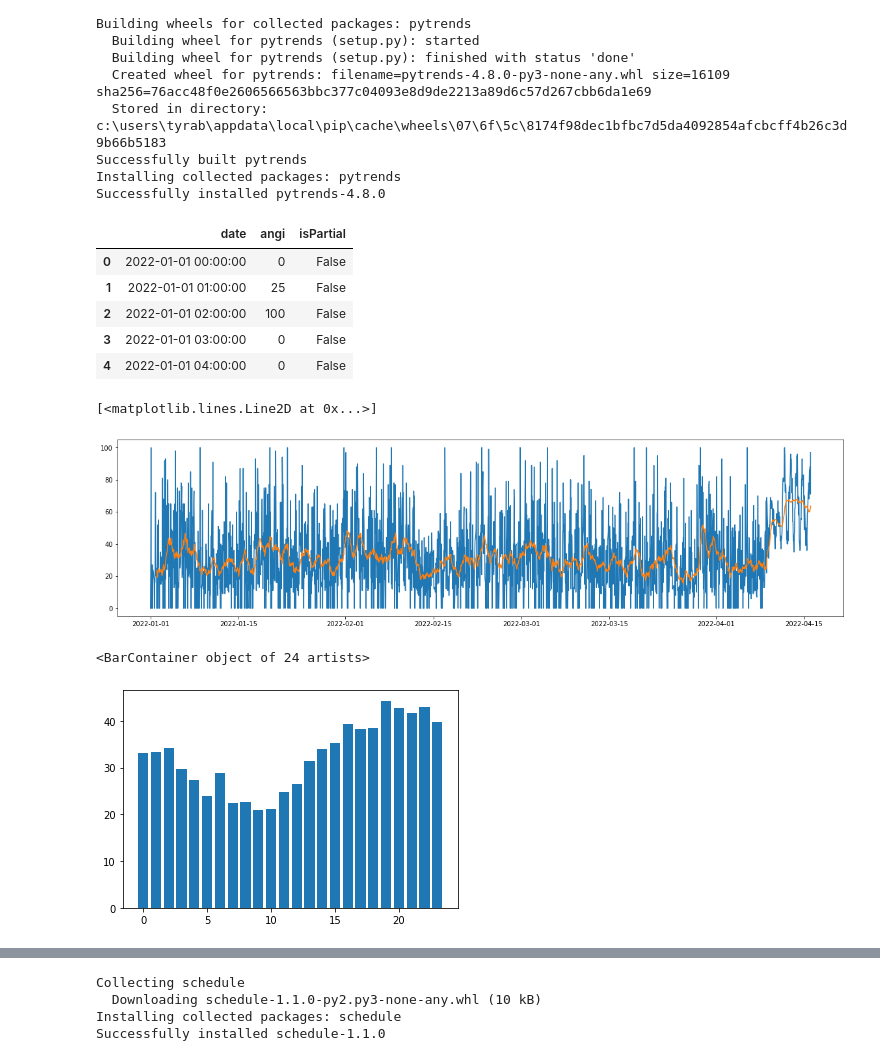
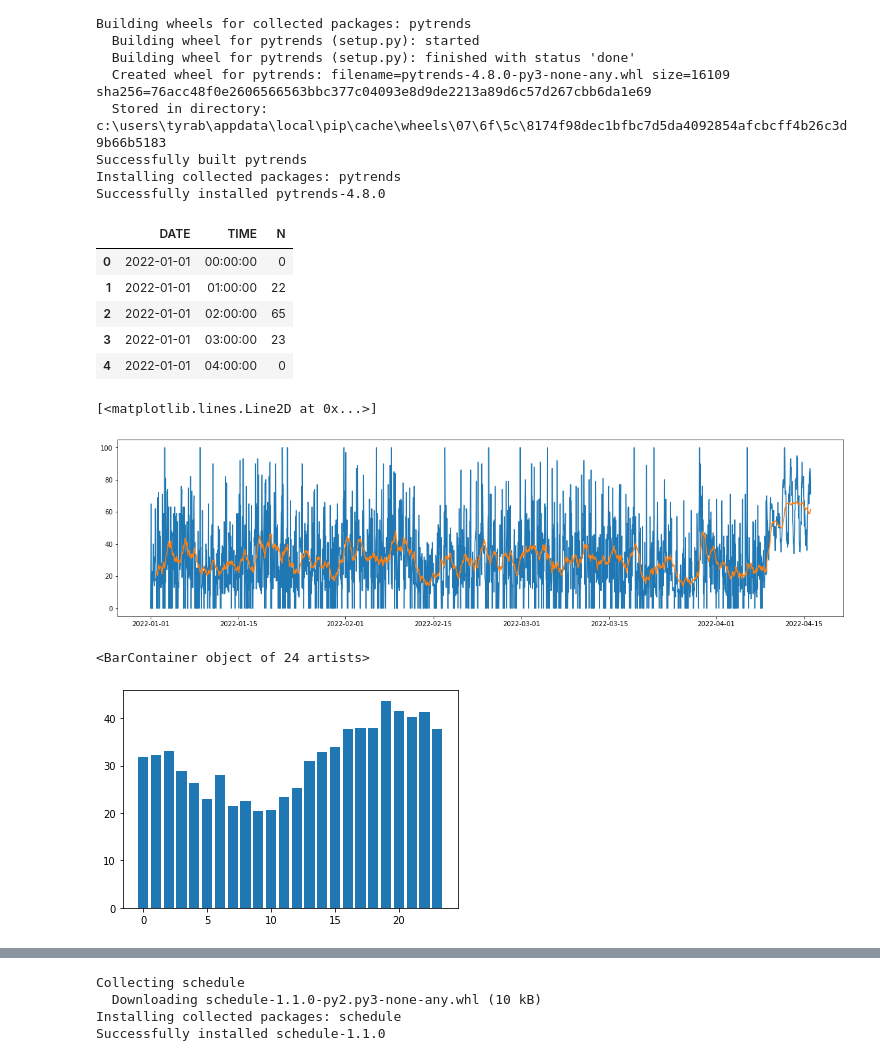
Before and after one commit to tyrabe/demo_projects, a Jupyter notebook: notebooks/Google Trends Data Integration Into Snowflake.ipynb, the cells around one changed output, grey strips where cells are left out. Cells and saved outputs as stored; diff of their text form; code cells hidden in the pictures.

```diff
--- a/notebooks/Google Trends Data Integration Into Snowflake.ipynb
+++ b/notebooks/Google Trends Data Integration Into Snowflake.ipynb
@@ -42,5 +67,7 @@ kw_list = ["angi"]
 
 pytrends.build_payload(kw_list, cat=0, timeframe='today 12-m')
 # %%
-df = pytrends.get_historical_interest(kw_list, year_start=2022, month_start=1, day_start=1, hour_start=0, year_end=2022, month_end=4, day_end=16, hour_end=0, cat=0, sleep=0)
+df_raw = pytrends.get_historical_interest(kw_list, year_start=2022, month_start=1, day_start=1, hour_start=0, year_end=2022, month_end=4, day_end=16, hour_end=0, cat=0, sleep=0)
+# %%
+df_raw = df_raw.reset_index()
 # %%
@@ -52,27 +79,27 @@ df['time'] = df.timestamp.dt.time
 df = df[['date', 'time', 'N']]
 df.columns = df.columns.str.upper()
 # %%
-df_hourly.head()
+df.head()
 # %% [output]
-|  | date | angi | isPartial |
-| 0 | 2022-01-01 00:00:00 | 0 | False |
-| 1 | 2022-01-01 01:00:00 | 25 | False |
-| 2 | 2022-01-01 02:00:00 | 100 | False |
-| 3 | 2022-01-01 03:00:00 | 0 | False |
-| 4 | 2022-01-01 04:00:00 | 0 | False |
+|  | DATE | TIME | N |
+| 0 | 2022-01-01 | 00:00:00 | 0 |
+| 1 | 2022-01-01 | 01:00:00 | 22 |
+| 2 | 2022-01-01 | 02:00:00 | 65 |
+| 3 | 2022-01-01 | 03:00:00 | 23 |
+| 4 | 2022-01-01 | 04:00:00 | 0 |
 # %%
 plt.figure(figsize=(20,5))
-plt.plot(df_hourly.date, df_hourly.angi)
-plt.plot(df_hourly.date, df_hourly.angi.rolling(24).mean())
+plt.plot(df_raw.date, df_raw.angi)
+plt.plot(df_raw.date, df_raw.angi.rolling(24).mean())
 # %% [output]
 [<matplotlib.lines.Line2D at 0x...>]
-[figure, old version]
+[figure, new version]
 # %%
-df_gr = df_hourly.groupby(df_hourly.date.dt.hour).angi.mean().reset_index()
+df_gr = df_raw.groupby(df_raw.date.dt.hour).angi.mean().reset_index()
 plt.bar(df_gr.date, df_gr.angi)
 # %% [output]
 <BarContainer object of 24 artists>
-[figure, old version]
+[figure, new version]
 # %%
 import datetime
 # %%
```
Also changed, not shown: parts of 7 cells of this notebook, 1 other file.
